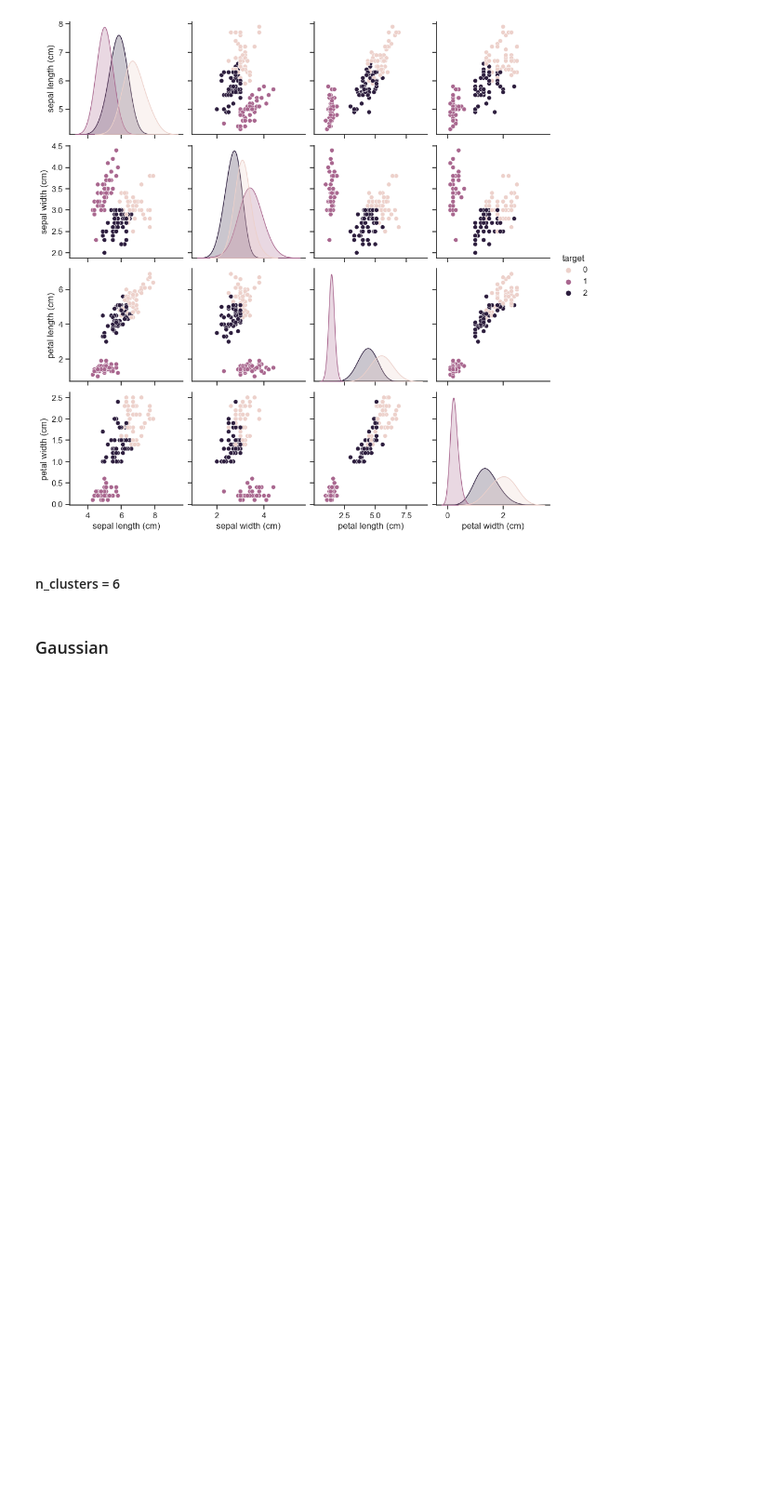
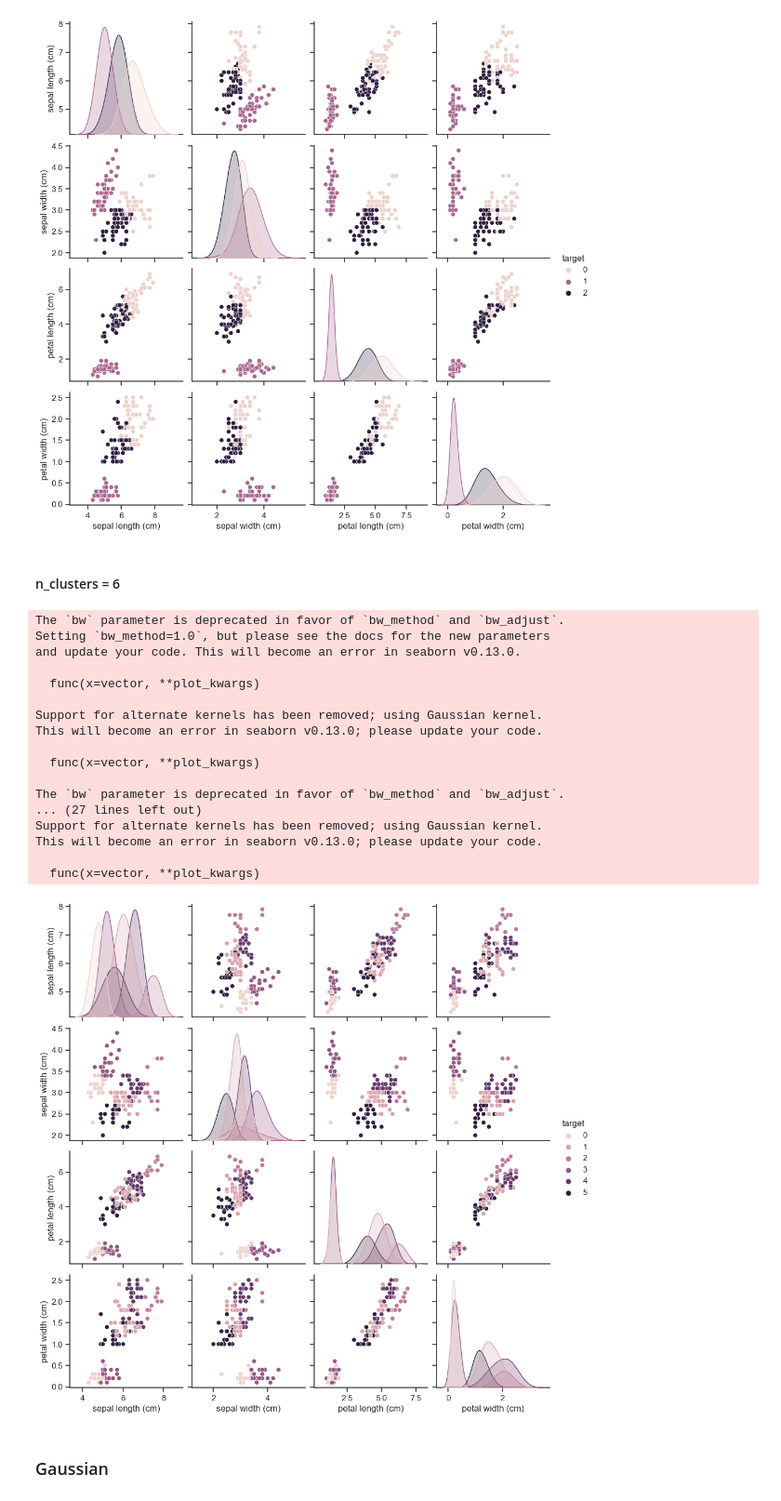
Before and after one commit to alexsonalmeida/Mineracao-de-dados---2023.2, a Jupyter notebook: 03.E0-Exercicio-Agrupamento-de-Dados.ipynb, the cells around one changed output. Shown at 93% size. Saved outputs shown, nothing was run; the diff lists cells and outputs as text; code cells hidden in the pictures; blank space fills up the shorter version.

```diff
--- a/03.E0-Exercicio-Agrupamento-de-Dados.ipynb
+++ b/03.E0-Exercicio-Agrupamento-de-Dados.ipynb
@@ -149,25 +149,44 @@ This will become an error in seaborn v0.13.0; please update your code.
 # %%
 import pandas as pd
 import matplotlib.pyplot as plt
 import seaborn as sns
 from sklearn.datasets import load_iris
 from sklearn.cluster import KMeans
 from sklearn.preprocessing import StandardScaler
 from sklearn.neighbors import KernelDensity
 import numpy as np
 
 iris = load_iris()
 df = pd.DataFrame(iris.data, columns=iris.feature_names)
 
 scaler = StandardScaler()
-X_scaled = scaler.fit_transform(X)
+X_scaled = scaler.fit_transform(df)
 
 kmeans = KMeans(n_clusters=6)
 df['target'] = kmeans.fit_predict(X_scaled)
 
 sns.set(style="ticks")
 sns.pairplot(df, hue="target", diag_kws={'bw': 1.0, 'kernel': 'gaussian'})
 plt.show()
+# %% [output]
+The `bw` parameter is deprecated in favor of `bw_method` and `bw_adjust`.
+Setting `bw_method=1.0`, but please see the docs for the new parameters
+and update your code. This will become an error in seaborn v0.13.0.
+
+  func(x=vector, **plot_kwargs)
+
+Support for alternate kernels has been removed; using Gaussian kernel.
+This will become an error in seaborn v0.13.0; please update your code.
+
+  func(x=vector, **plot_kwargs)
+
+The `bw` parameter is deprecated in favor of `bw_method` and `bw_adjust`.
+... (27 lines left out)
+Support for alternate kernels has been removed; using Gaussian kernel.
+This will become an error in seaborn v0.13.0; please update your code.
+
+  func(x=vector, **plot_kwargs)
+[figure, added]
 # %% [markdown]
 ### Gaussian
 # %% [markdown]
```
Also changed, not shown: parts of 1 cell of this notebook.
